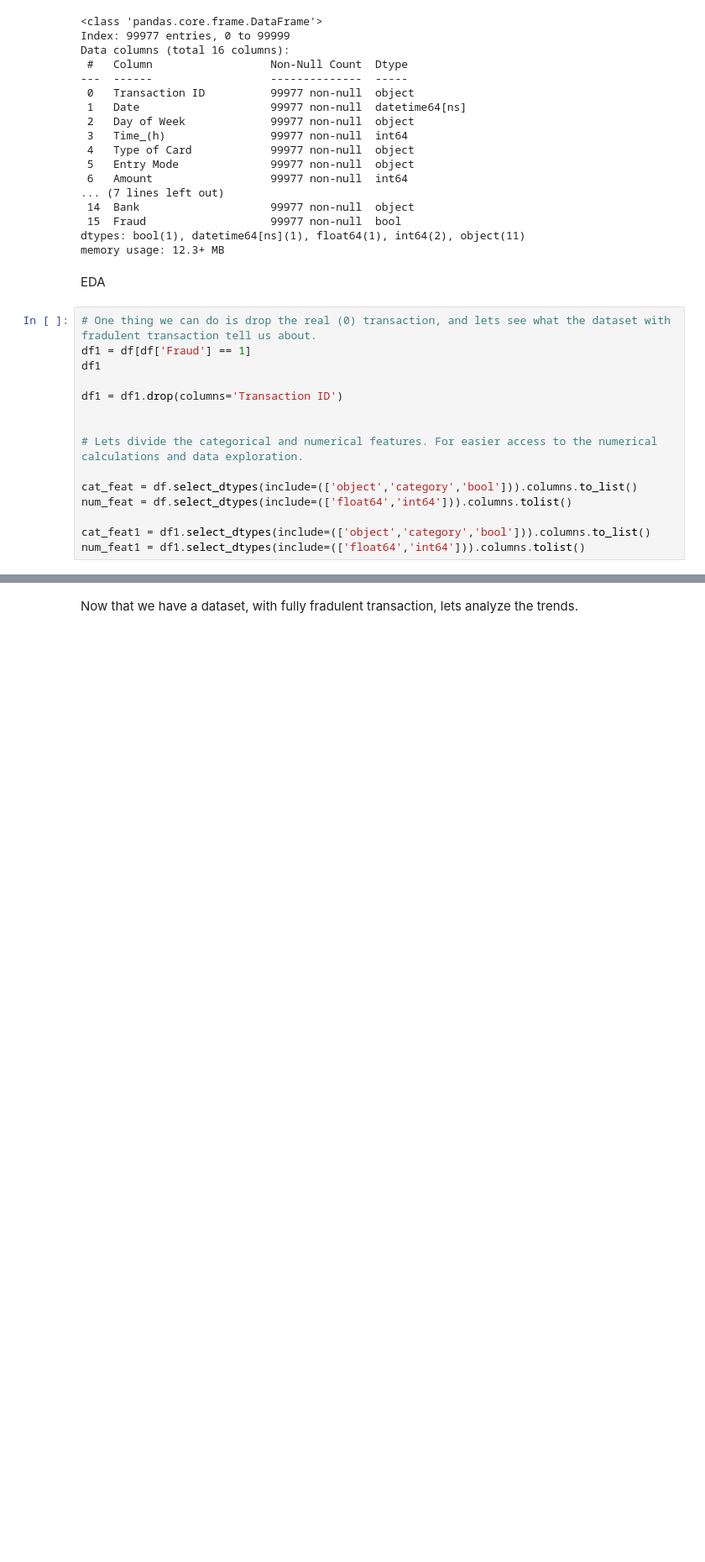
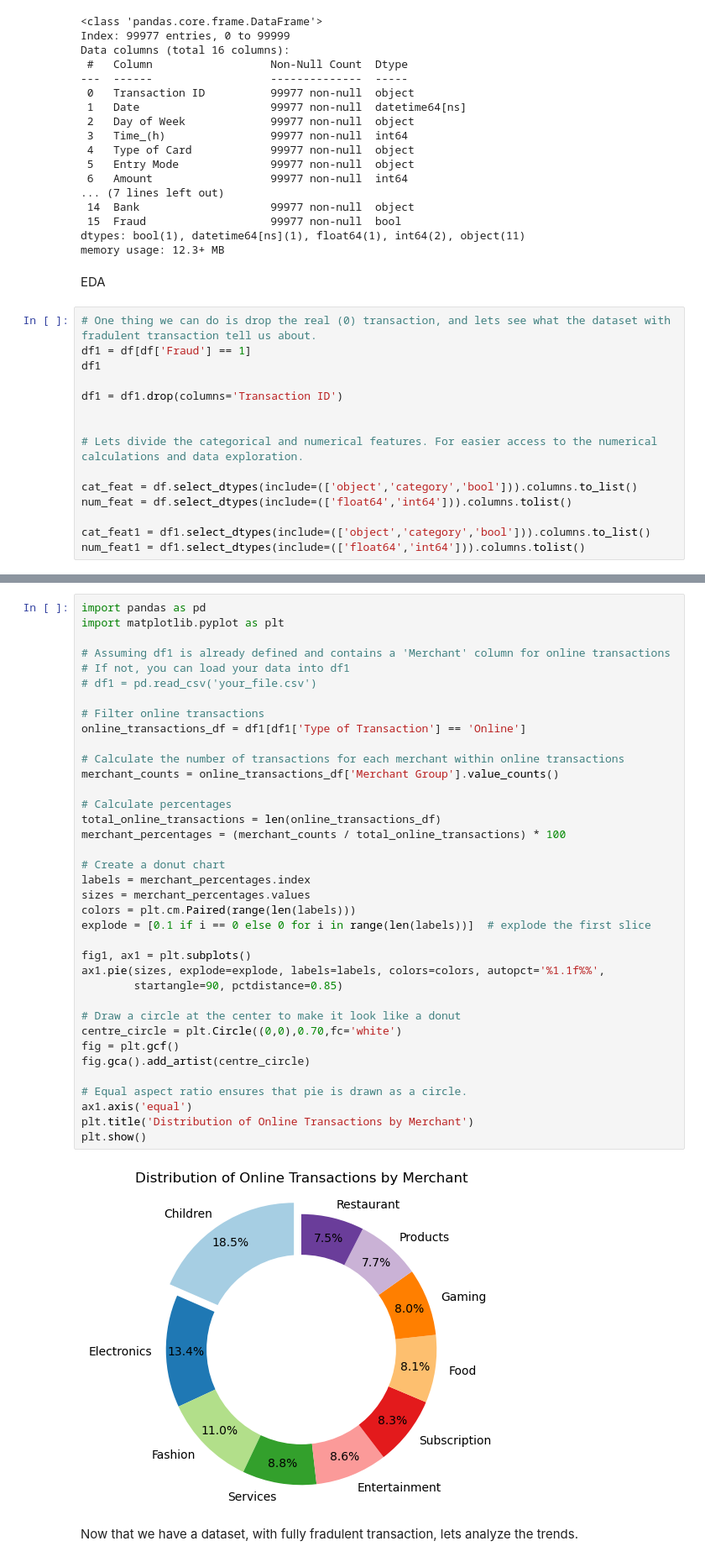
Before and after one commit to blue-jays/Credit_Card_Fraud_Detection_System, a Jupyter notebook: test.ipynb, the cells around one changed output, grey strips where cells are left out. Shown at 84% size. Drawn from its saved outputs; the diff is of its cells as text; blank space fills up the shorter version.

```diff
--- a/test.ipynb
+++ b/test.ipynb
@@ -129,3 +239,42 @@ num_feat1 = df1.select_dtypes(include=(['float64','int64'])).columns.tolist()
+# %%
+import pandas as pd
+import matplotlib.pyplot as plt
+
+# Assuming df1 is already defined and contains a 'Merchant' column for online transactions
+# If not, you can load your data into df1
+# df1 = pd.read_csv('your_file.csv')
+
+# Filter online transactions
+online_transactions_df = df1[df1['Type of Transaction'] == 'Online']
+
+# Calculate the number of transactions for each merchant within online transactions
+merchant_counts = online_transactions_df['Merchant Group'].value_counts()
+
+# Calculate percentages
+total_online_transactions = len(online_transactions_df)
+merchant_percentages = (merchant_counts / total_online_transactions) * 100
+
+# Create a donut chart
+labels = merchant_percentages.index
+sizes = merchant_percentages.values
+colors = plt.cm.Paired(range(len(labels)))
+explode = [0.1 if i == 0 else 0 for i in range(len(labels))]  # explode the first slice
+
+fig1, ax1 = plt.subplots()
+ax1.pie(sizes, explode=explode, labels=labels, colors=colors, autopct='%1.1f%%',
+        startangle=90, pctdistance=0.85)
+
+# Draw a circle at the center to make it look like a donut
+centre_circle = plt.Circle((0,0),0.70,fc='white')
+fig = plt.gcf()
+fig.gca().add_artist(centre_circle)
+
+# Equal aspect ratio ensures that pie is drawn as a circle.
+ax1.axis('equal')
+plt.title('Distribution of Online Transactions by Merchant')
+plt.show()
+# %% [output]
+[figure, added]
 # %% [markdown]
 Now that we have a dataset, with fully fradulent transaction, lets analyze the trends.
 # %%
```
Also changed, not shown: parts of 5 cells of this notebook, 2 other files.
